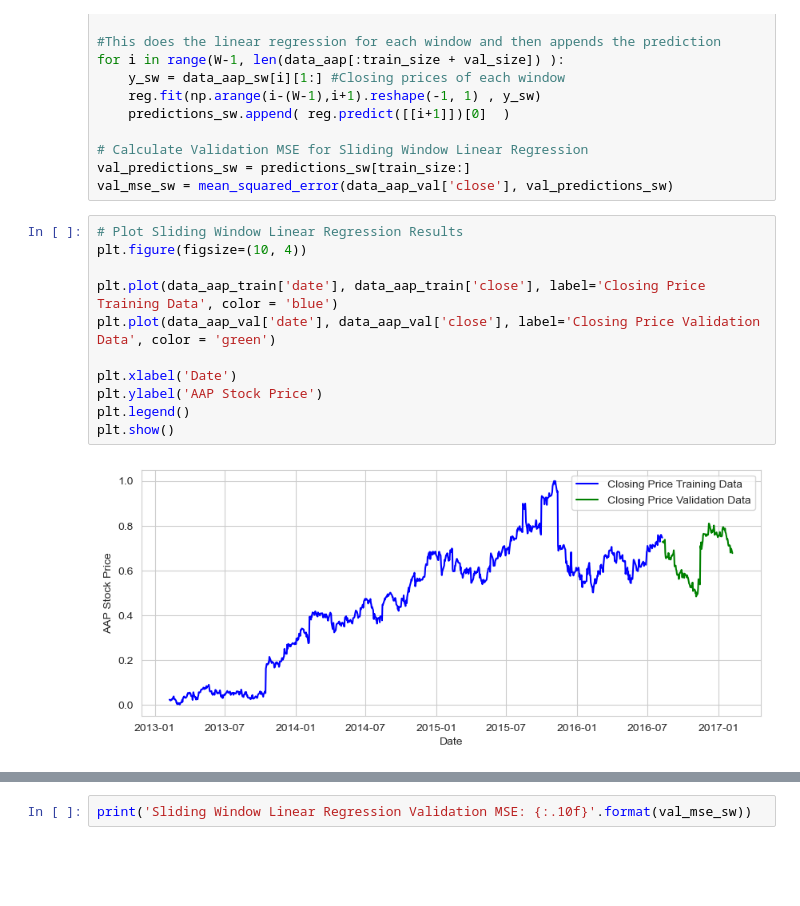
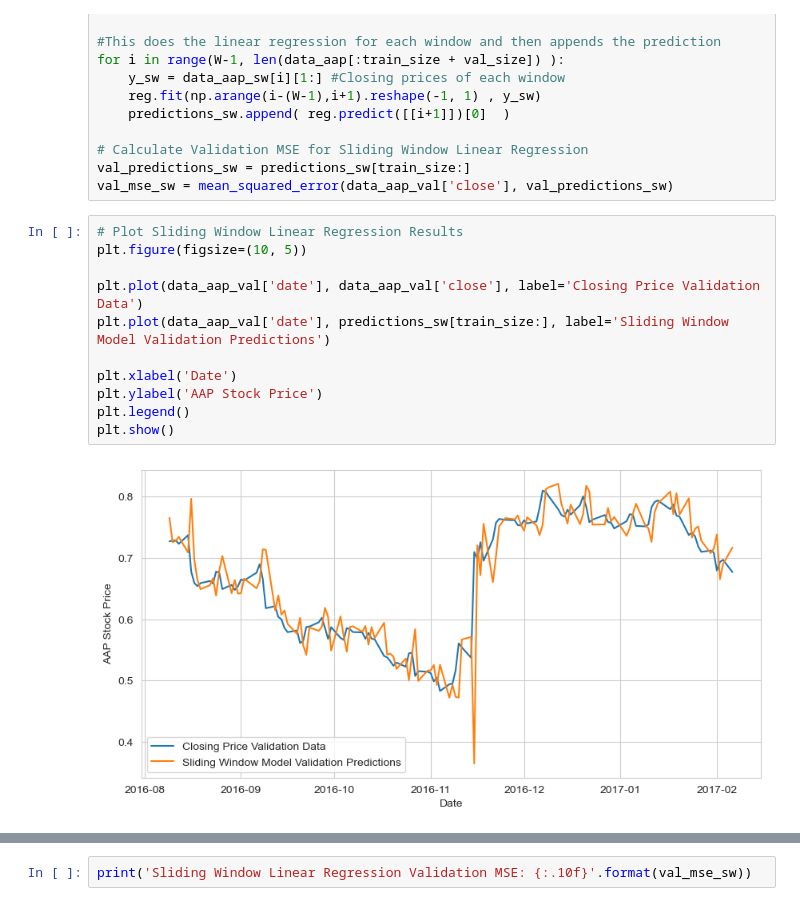
Before and after one commit to Ajay-Aryan/Stock_Price_Prediction, a Jupyter notebook: Combined_.ipynb, the cells around one changed output, grey strips where cells are left out. Saved outputs shown, nothing was run; the diff lists cells and outputs as text; blank space fills up the shorter version.

```diff
--- a/Combined_.ipynb
+++ b/Combined_.ipynb
@@ -84,14 +84,14 @@ val_predictions_sw = predictions_sw[train_size:]
 val_mse_sw = mean_squared_error(data_aap_val['close'], val_predictions_sw)
 # %%
 # Plot Sliding Window Linear Regression Results
-plt.figure(figsize=(10, 4))
+plt.figure(figsize=(10, 5))
 
-plt.plot(data_aap_train['date'], data_aap_train['close'], label='Closing Price Training Data', color = 'blue')
-plt.plot(data_aap_val['date'], data_aap_val['close'], label='Closing Price Validation Data', color = 'green')
+plt.plot(data_aap_val['date'], data_aap_val['close'], label='Closing Price Validation Data')
+plt.plot(data_aap_val['date'], predictions_sw[train_size:], label='Sliding Window Model Validation Predictions')
 
 plt.xlabel('Date')
 plt.ylabel('AAP Stock Price')
 plt.legend()
 plt.show()
 # %% [output]
-[figure, old version]
+[figure, new version]
```
Also changed, not shown: parts of 1 cell of this notebook.
